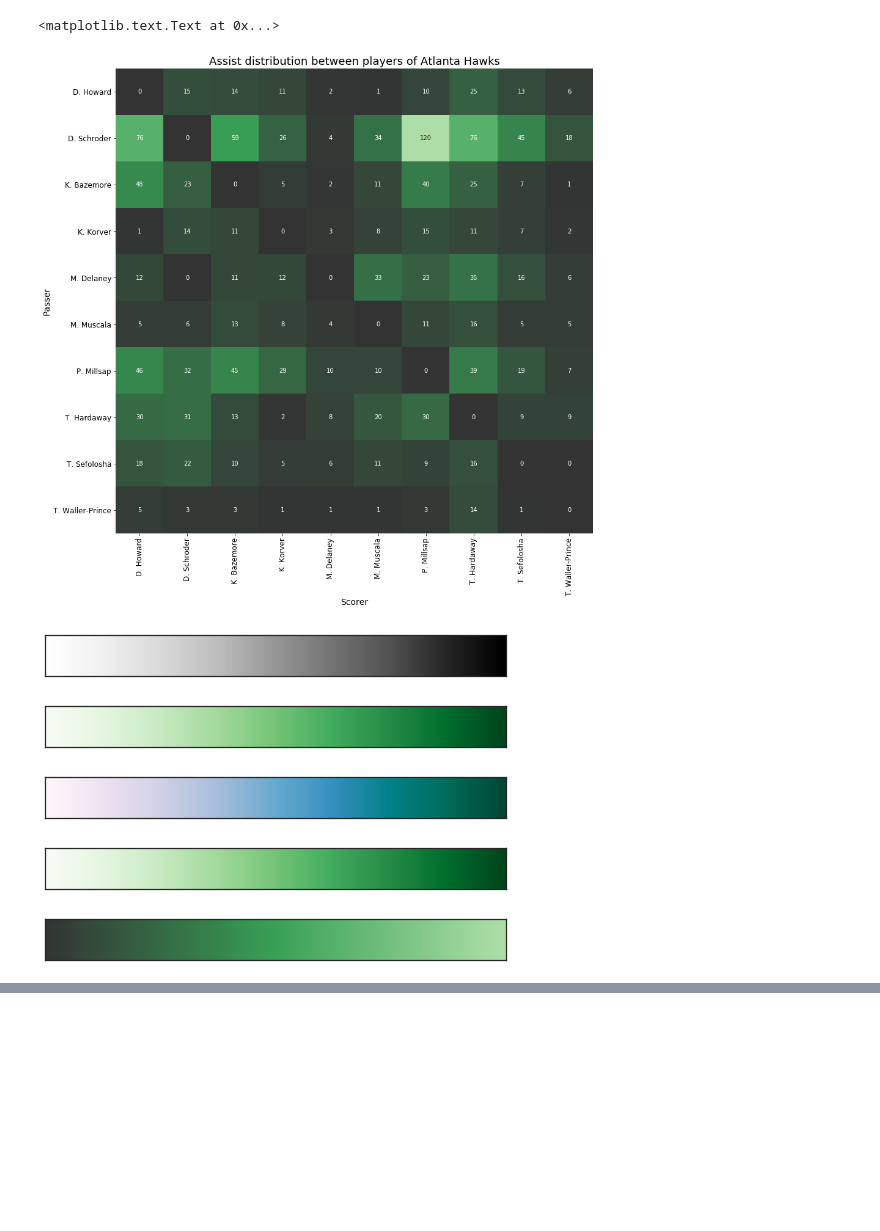
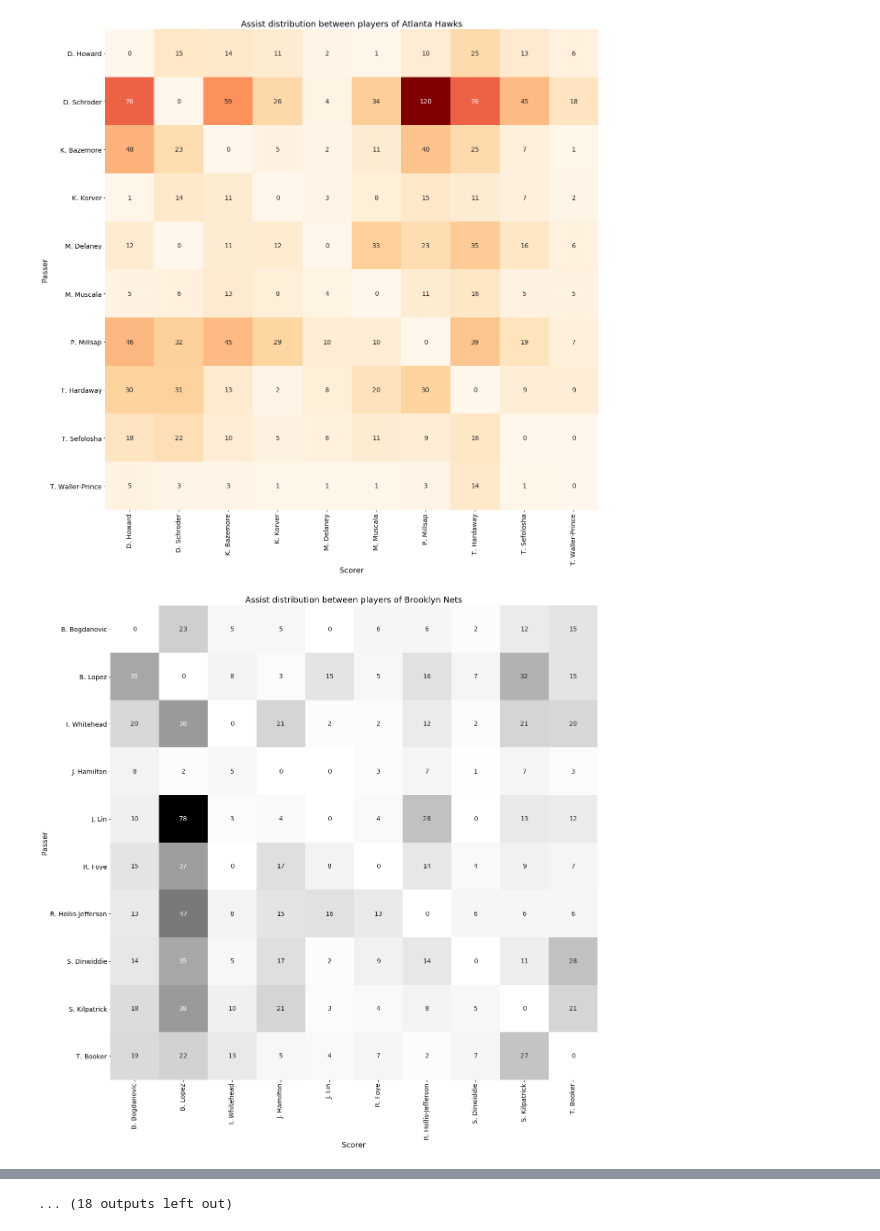
Before and after one commit to danchyy/Basketball_Analytics, a Jupyter notebook: Scripts/assist_distribution_between_team/visualize_assists.ipynb, the cells around one changed output, grey strips where cells are left out. Cells and saved outputs as stored; diff of their text form; code cells hidden in the pictures; blank space fills up the shorter version.

Commit message:
Finished the script for visualization of assists distribution

```diff
--- a/Scripts/assist_distribution_between_team/visualize_assists.ipynb
+++ b/Scripts/assist_distribution_between_team/visualize_assists.ipynb
@@ -12,5 +12,5 @@ def process_one_team(team_name):
     return df
 # %%
 nba_teams = ["ATL", "BKN", "BOS", "CHA", "CHI", "CLE", "DAL", "DEN", "DET", "GSW", "HOU", "IND", "LAC", "LAL",
-             "MEM", "MIA", "MIL", "MIN", "NOH", "NYK", "OKC", "ORL", "PHI", "PHX", "POR", "SAC", "SAS", "TOR",
+             "MEM", "MIA", "MIL", "MIN", "NOP", "NYK", "OKC", "ORL", "PHI", "PHX", "POR", "SAC", "SAS", "TOR",
              "UTA", "WAS"]
@@ -34,31 +143,13 @@ df = df.drop(df[df.Scorer.isin(keys)].index)
-# %%
-df = df.groupby(["Passer", "Scorer"]).size().reset_index(name="Count")
-df = df.pivot(index='Passer', columns='Scorer', values='Count')
-for key in df.index.tolist():
-    curr_series = df[key]
-    for value in curr_series.index.tolist():
-        if math.isnan(df[key][value]):
-            df[key][value] = 0
 # %%
-plt.figure(figsize=(14, 14))
-
-plot = sns.heatmap(df, annot=True, fmt="g", cmap=cmap, cbar=False)
-y_ticklabels = [tick.get_text() for tick in plot.get_yticklabels()]
-x_ticklabels = [tick.get_text() for tick in plot.get_xticklabels()]
-plot.set_yticklabels(y_ticklabels, rotation=0, size=12)
-plot.set_xticklabels(x_ticklabels, rotation=90, size=12)
-plot.set_ylabel(plot.get_ylabel(), size=14)
-plot.set_xlabel(plot.get_xlabel(), size=14)
-plot.set_title('Assist distribution between players of Atlanta Hawks', size=18)
+def plot_heatmap(df, team_name):
+    plt.figure(figsize=(19, 19))
+    #cbar_kws={"orientation":"horizontal", "shrink" : 0.5, "pad" : 0.2},
+    plot = sns.heatmap(df, cbar=False, annot=True, annot_kws={"size": 14}, fmt="g", cmap=nba_colormaps[team_name])
+    y_ticklabels = [tick.get_text() for tick in plot.get_yticklabels()]
+    x_ticklabels = [tick.get_text() for tick in plot.get_xticklabels()]
+    plot.set_yticklabels(y_ticklabels, rotation=0, size=14)
+    plot.set_xticklabels(x_ticklabels, rotation=90, size=14)
+    plot.set_ylabel(plot.get_ylabel(), size=16)
+    plot.set_xlabel(plot.get_xlabel(), size=16)
+    plot.set_title('Assist distribution between players of ' + nba_abbrev_names[team_name], size=18)
+    plt.savefig("images/" + team_name + ".png")
-# %% [output]
-<matplotlib.text.Text at 0x...>
-[figure, removed]
-# %%
-cmap = sns.choose_colorbrewer_palette(as_cmap=True,data_type='s' )
-cmap_2 = cmap
-# %% [output]
-[figure, removed]
-[figure, removed]
-[figure, removed]
-[figure, removed]
-[figure, removed]
@@ -66,0 +156,7 @@ atl_cmap = cmap
+# %%
+for team in nba_teams:
+    frame = get_team_frame(team)
+    plot_heatmap(frame, team)
+# %% [output]
+[figure, added]
+[figure, added]
@@ -66,0 +173 @@ atl_cmap = cmap
+... (18 outputs left out)
```
Also changed, not shown: parts of 6 cells of this notebook.
